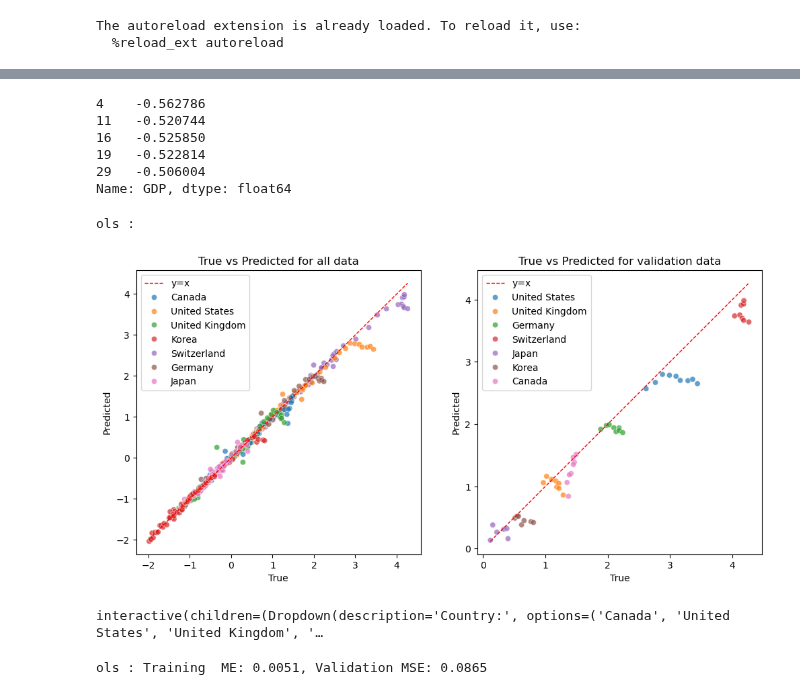
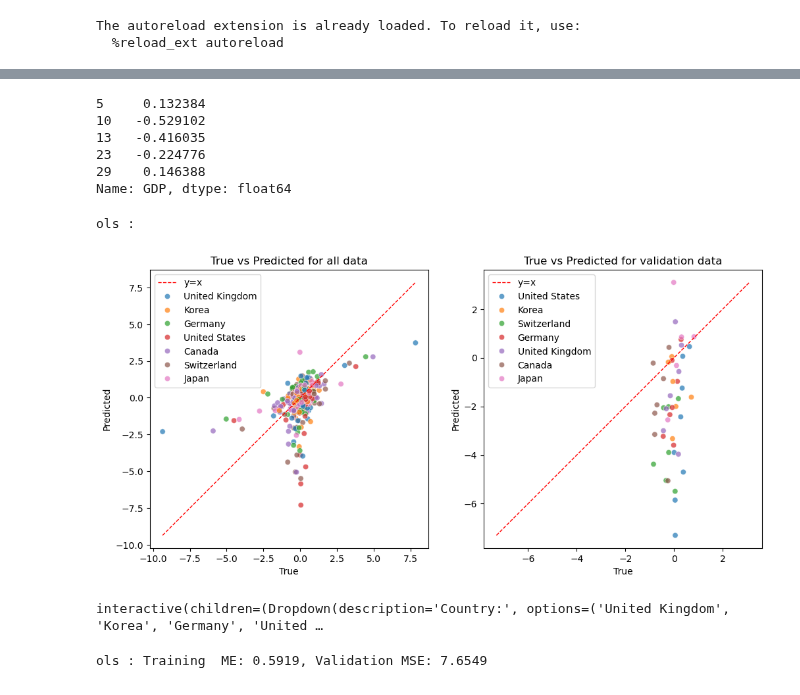
Before and after one commit to theS3b/Smoothing-Techniques-for-Predicting-High-Frequency-Time-Series, a Jupyter notebook: main.ipynb, the cells around one changed output, grey strips where cells are left out. Cells and saved outputs as stored; diff of their text form; code cells hidden in the pictures.

Commit message:
include all gt data to test, fix pct change and diff issue

```diff
--- a/main.ipynb
+++ b/main.ipynb
@@ -24,9 +24,11 @@ The autoreload extension is already loaded. To reload it, use:
 SEED = 0
 EPS = 1e-6
 
-TRAIN_PROPORTION = 0.9
-PAST_GDPS = None # e.g. range(1, 3) or [1, 2]
-MODE = None # None | "pct" | "diff"
+TEST_ALL_GT_DATA = False # If set to True, the model will be trained on all available data and predictions will be made for all available GT data
+
+TRAIN_PROPORTION = 0.9 if not TEST_ALL_GT_DATA else 1
+PAST_GDPS = [1, 2] if not TEST_ALL_GT_DATA else None # e.g. range(1, 3) or [1, 2]
+MODE = "pct" # None | "pct" | "diff"
 # %%
 data, all_gdps = load_data()
 
@@ -34,7 +36,11 @@ print(f"Data shape: {data.shape}")
 
 number_train = np.floor(data.shape[0] * TRAIN_PROPORTION).astype(int)
 
-X_train, y_train, X_valid, y_valid, country_train, country_valid, y_mean, y_std = preprocess_data(data=data, epsilon=EPS, number_train=number_train, mode=MODE, all_gdps=all_gdps, past_gdp_lags=PAST_GDPS)
+X_train, y_train, X_valid, y_valid, country_train, country_valid,  X_means, X_stds, y_mean, y_std, min_date = preprocess_data(data=data, epsilon=EPS, number_train=number_train, mode=MODE, all_gdps=all_gdps, past_gdp_lags=PAST_GDPS)
+
+if TEST_ALL_GT_DATA:
+    gt_data = load_gt_data()
+    X_valid, country_valid = preprocess_gt_data(gt_data, EPS, X_means, X_stds, min_date=min_date)
 
 X_train[country_train == "Switzerland"].head()
 # %% [output]
@@ -55,11 +50,11 @@ y_valid shape : (54,)
 # %%
 y_train[country_train == "Switzerland"].head()
 # %% [output]
-4    -0.562786
-11   -0.520744
-16   -0.525850
-19   -0.522814
-29   -0.506004
+5     0.132384
+10   -0.529102
+13   -0.416035
+23   -0.224776
+29    0.146388
 Name: GDP, dtype: float64
 # %%
 models = {
@@ -91,44 +86,49 @@ predictions = pd.concat([y_pred_train_country, y_pred_valid_country])
 predictions_melted = predictions.melt(
     id_vars=["date", "country"], value_vars=["y_true"] + [f'y_pred_{model}' for model in models],
     var_name="Type", value_name="Value"
 )
 
 def plot_predictions_against_true(df, true_key="y_true", pred_key="y_pred"):
     plt.figure(figsize=(12, 6))
 
     ax = plt.subplot(1, 2, 1)
     ax.set_box_aspect(1)
 
-    plt.plot([np.min(predictions[true_key]), np.max(predictions[true_key])], [np.min(predictions[true_key]), np.max(predictions[true_key])], color='red', linewidth=1, linestyle='--', label='y=x')
+    line_min = np.min([np.min(predictions[true_key]), np.min(predictions[pred_key])])
+    line_max = np.max([np.max(predictions[true_key]), np.max(predictions[pred_key])])
+    plt.plot([line_min, line_max], [line_min, line_max], color='red', linewidth=1, linestyle='--', label='y=x')
     sns.scatterplot(x=true_key, y=pred_key, data=predictions, hue='country', alpha=0.7)
     plt.title('True vs Predicted for all data')
     plt.xlabel('True')
     plt.ylabel('Predicted')
     plt.legend()
 
     ax = plt.subplot(1, 2, 2)
     ax.set_box_aspect(1)
 
-    plt.plot([np.min(y_pred_valid_country[true_key]), np.max(y_pred_valid_country[true_key])], [np.min(y_pred_valid_country[true_key]), np.max(y_pred_valid_country[true_key])], color='red', linewidth=1, linestyle='--', label='y=x')
+    line_min = np.min([np.min(y_pred_valid_country[true_key]), np.min(y_pred_valid_country[pred_key])])
+    line_max = np.max([np.max(y_pred_valid_country[true_key]), np.max(y_pred_valid_country[pred_key])])
+    plt.plot([line_min, line_max], [line_min, line_max], color='red', linewidth=1, linestyle='--', label='y=x')
     sns.scatterplot(x=true_key, y=pred_key, data=y_pred_valid_country, hue='country', alpha=0.7)
     plt.title('True vs Predicted for validation data')
     plt.xlabel('True')
     plt.ylabel('Predicted')
     plt.legend()
 
     plt.show()
 
-for model in models:
-    print(f'{model} :')
-    plot_predictions_against_true(predictions, true_key="y_true", pred_key=f"y_pred_{model}")
+if not TEST_ALL_GT_DATA:
+    for model in models:
+        print(f'{model} :')
+        plot_predictions_against_true(predictions, true_key="y_true", pred_key=f"y_pred_{model}")
 # %% [output]
 ols :
-[figure, old version]
+[figure, new version]
 # %%
 # Function to plot data with confidence intervals for the selected country
-def plot_by_country_with_confidence(selected_country):
+def plot_by_country(selected_country):
     filtered_data = predictions_melted[predictions_melted["country"] == selected_country]
-    cutoff_date = filtered_data['date'].quantile(TRAIN_PROPORTION)
+    cutoff_date = filtered_data[filtered_data['Type'] == 'y_true']['date'].quantile(TRAIN_PROPORTION)
 
     plt.figure(figsize=(12, 6))
 
@@ -159,14 +159,18 @@ dropdown = widgets.Dropdown(
 )
 
 # Use the interact function to link the dropdown with the updated plot function
-interact(plot_by_country_with_confidence, selected_country=dropdown)
+interact(plot_by_country, selected_country=dropdown)
 
 # Calculate Mean Squared Error
 for model in models:
-    print(f"{model} : Training  ME: {mean_squared_error(y_train, y_pred_train[f'y_pred_{model}']):.4f}, Validation MSE: {mean_squared_error(y_valid, y_pred_valid[f'y_pred_{model}']):.4f}")
+    print(f"{model} : Training  ME: {mean_squared_error(y_train, y_pred_train[f'y_pred_{model}']):.4f}", end="")
+    if not TEST_ALL_GT_DATA:
+        print(f", Validation MSE: {mean_squared_error(y_valid, y_pred_valid[f'y_pred_{model}']):.4f}")
+    else:
+        print()
 # %% [output]
-interactive(children=(Dropdown(description='Country:', options=('Canada', 'United States', 'United Kingdom', '…
+interactive(children=(Dropdown(description='Country:', options=('United Kingdom', 'Korea', 'Germany', 'United …
-ols : Training  ME: 0.0051, Validation MSE: 0.0865
+ols : Training  ME: 0.5919, Validation MSE: 7.6549
 # %%
 # OLD
 
```
Also changed, not shown: parts of 2 cells of this notebook, 2 other files.
